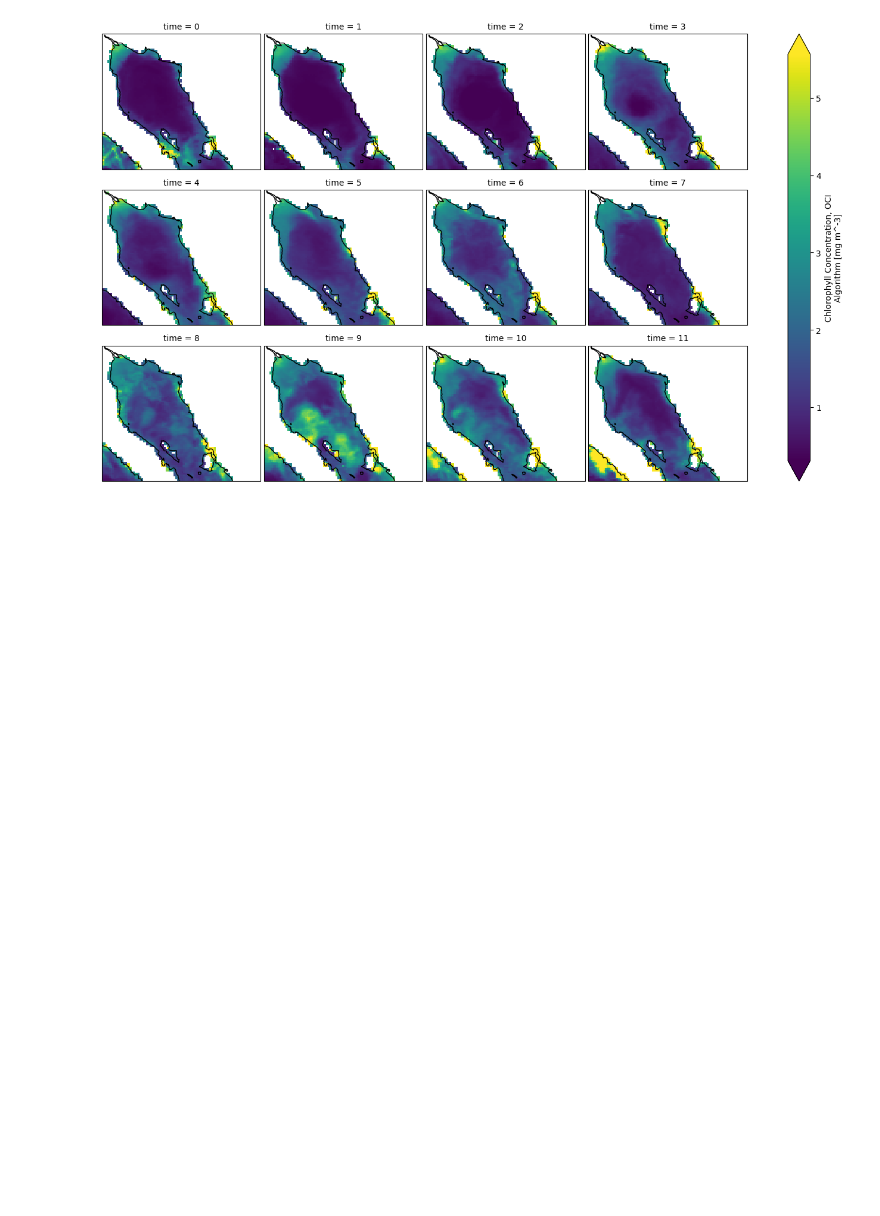
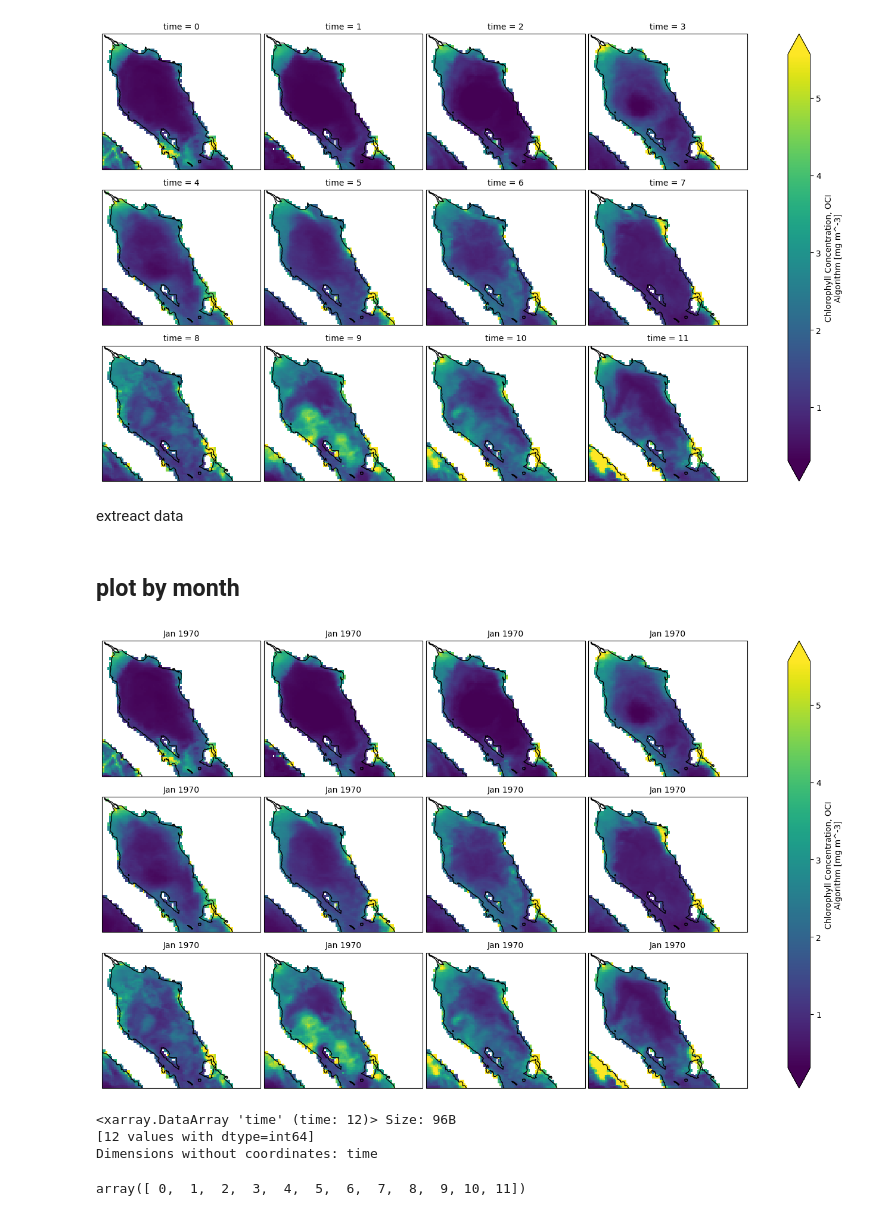
Before and after one commit to fish-pace/2026-proj-waterquality, a Jupyter notebook: contributor_folders/Andrea /pace_chla.ipynb, the cells around one changed output. Cells and saved outputs as stored; diff of their text form; code cells hidden in the pictures; blank space fills up the shorter version.

```diff
--- a/contributor_folders/Andrea /pace_chla.ipynb
+++ b/contributor_folders/Andrea /pace_chla.ipynb
@@ -487,3 +487,5 @@ for ax in g.axes.flat:
     )
 # %% [output]
 [figure]
+# %% [markdown]
+extreact data
@@ -489,0 +496,39 @@ for ax in g.axes.flat:
+# %% [markdown]
+## plot by month
+# %%
+import cartopy.crs as ccrs
+import pandas as pd
+
+g = chl.plot(
+    col="time",
+    col_wrap=4,
+    robust=True,
+    figsize=(14, 8),
+    cmap="viridis",
+    subplot_kws={"projection": ccrs.PlateCarree()},
+    transform=ccrs.PlateCarree()
+)
+
+# Format time labels
+times = pd.to_datetime(chl.time.values)
+labels = [t.strftime("%b %Y") for t in times]   # e.g. "Jun 2024"
+
+for ax, label in zip(g.axes.flat, labels):
+    ax.coastlines(resolution="10m")
+    ax.set_extent(
+        [-115.1, -111.0, 28.5, 32.0],
+        crs=ccrs.PlateCarree()
+    )
+    ax.set_title(label, fontsize=10)
+# %% [output]
+[figure, added]
+# %%
+chl.time
+# %% [output]
+<xarray.DataArray 'time' (time: 12)> Size: 96B
+[12 values with dtype=int64]
+Dimensions without coordinates: time
+# %%
+chl.time.values
+# %% [output]
+array([ 0,  1,  2,  3,  4,  5,  6,  7,  8,  9, 10, 11])
```
Also changed, not shown: parts of 7 cells of this notebook.
